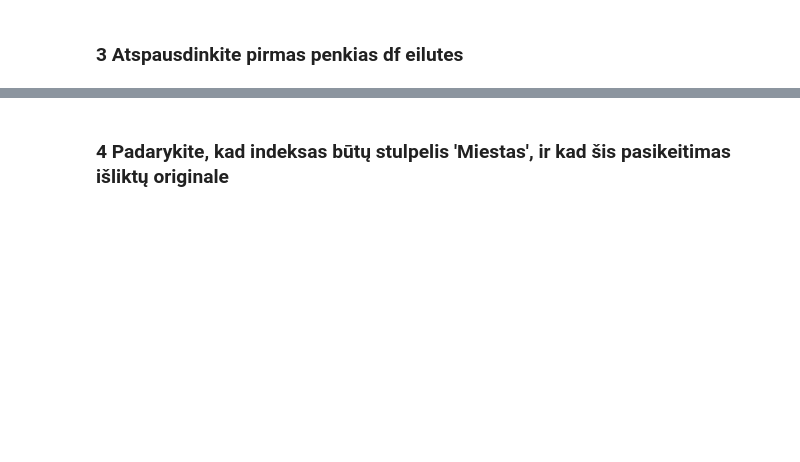
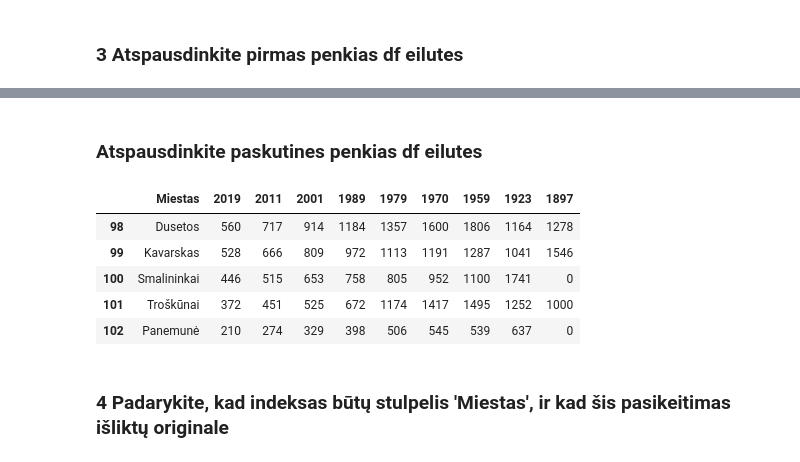
Before and after one commit to IngridaVaitkuviene/ptu5_antra_dalis, a Jupyter notebook: _1007_uzduotys_miestai.ipynb, the cells around one changed output, grey strips where cells are left out. Drawn from its saved outputs; the diff is of its cells as text; code cells hidden in the pictures; blank space fills up the shorter version.

```diff
--- a/_1007_uzduotys.ipynb
+++ b/_1007_uzduotys_miestai.ipynb
@@ -20,2 +39,14 @@ import pandas as pd
+# %% [markdown]
+### Atspausdinkite paskutines penkias df eilutes
+# %%
+# pagal nutylejjima grazina penkias eilutes nuo galo
+miestai.tail()
+# %% [output]
+|  | Miestas | 2019 | 2011 | 2001 | 1989 | 1979 | 1970 | 1959 | 1923 | 1897 |
+| 98 | Dusetos | 560 | 717 | 914 | 1184 | 1357 | 1600 | 1806 | 1164 | 1278 |
+| 99 | Kavarskas | 528 | 666 | 809 | 972 | 1113 | 1191 | 1287 | 1041 | 1546 |
+| 100 | Smalininkai | 446 | 515 | 653 | 758 | 805 | 952 | 1100 | 1741 | 0 |
+| 101 | Troškūnai | 372 | 451 | 525 | 672 | 1174 | 1417 | 1495 | 1252 | 1000 |
+| 102 | Panemunė | 210 | 274 | 329 | 398 | 506 | 545 | 539 | 637 | 0 |
 # %% [markdown]
 ### 4 Padarykite, kad indeksas būtų stulpelis 'Miestas', ir kad šis pasikeitimas išliktų originale
```
Also changed, not shown: parts of 40 cells of this notebook, 2 other files.
